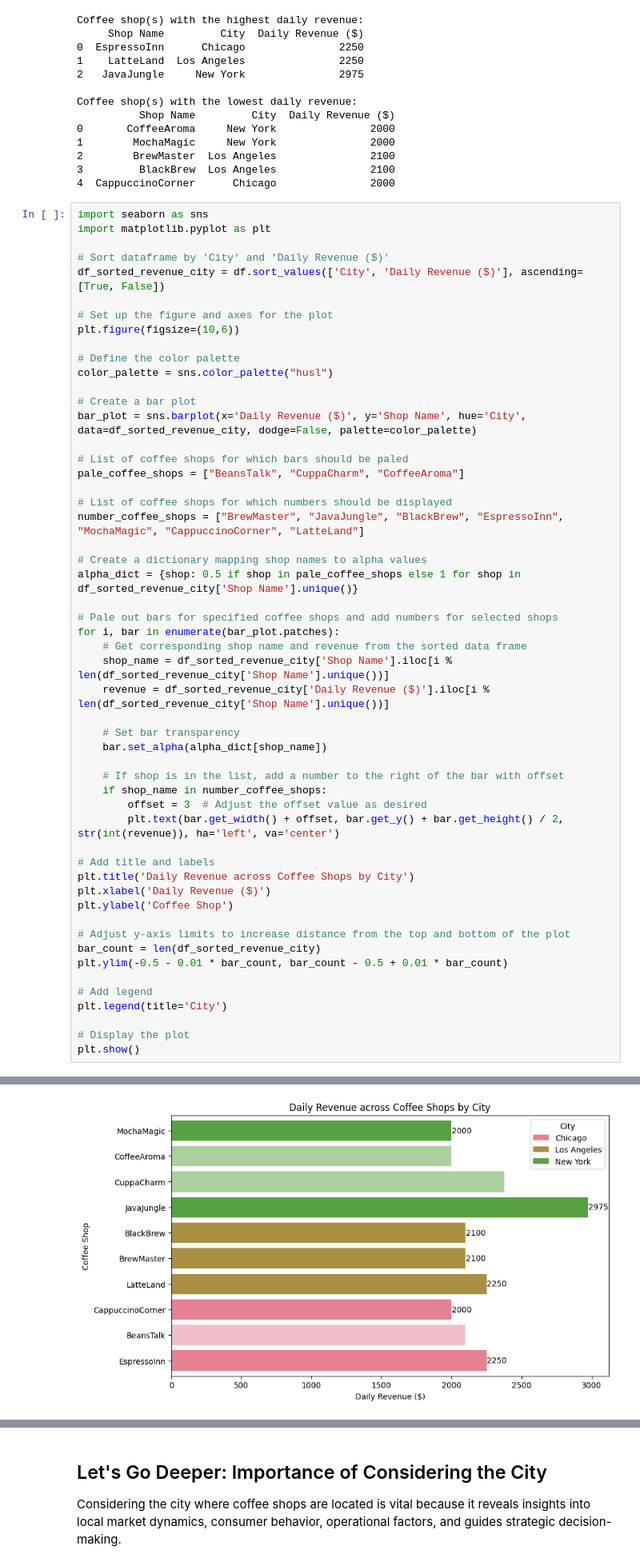
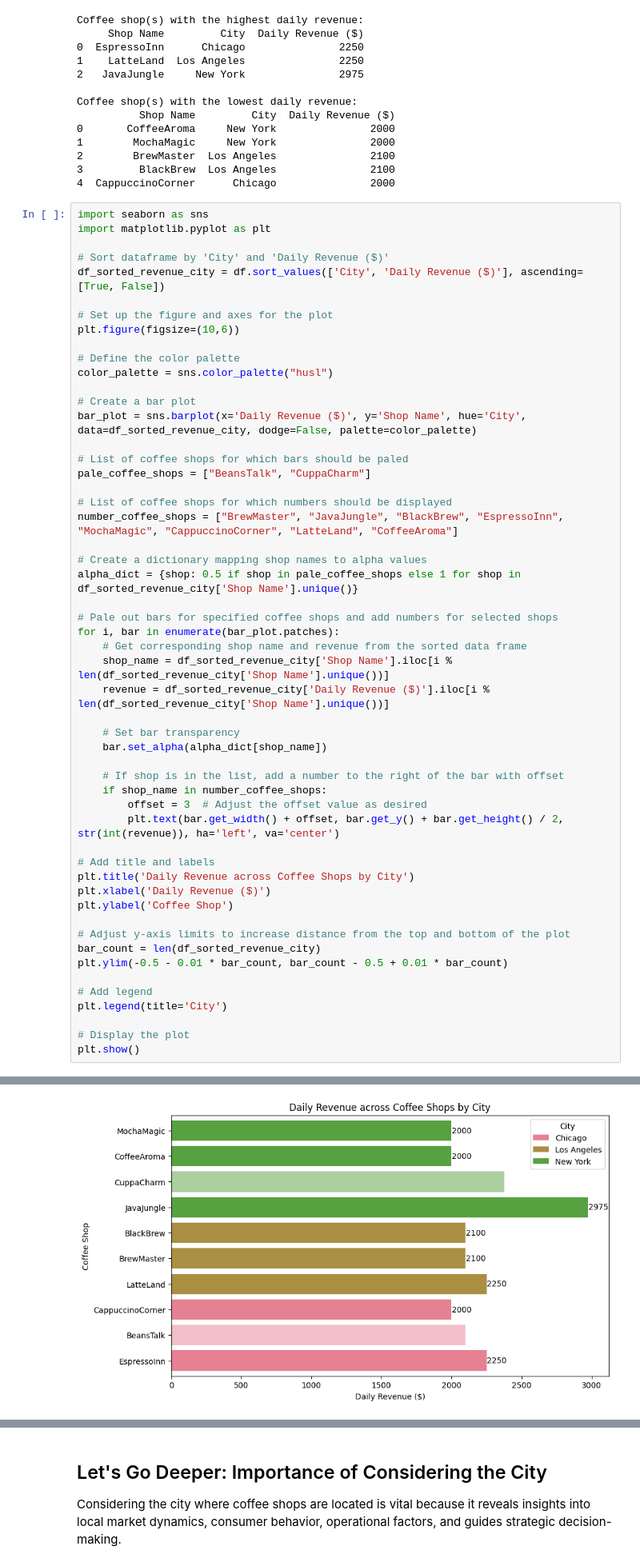
Before and after one commit to Tantuc/Coffee-Shop-Data-Analysis, a Jupyter notebook: Coffee_Shop_Data_Analysis.ipynb, the cells around one changed output, grey strips where cells are left out. Shown: that part at 80% size. Drawn from its saved outputs; the diff is of its cells as text.

```diff
--- a/Coffee_Shop_Data_Analysis.ipynb
+++ b/Coffee_Shop_Data_Analysis.ipynb
@@ -445,10 +418,10 @@ color_palette = sns.color_palette("husl")
 bar_plot = sns.barplot(x='Daily Revenue ($)', y='Shop Name', hue='City', data=df_sorted_revenue_city, dodge=False, palette=color_palette)
 
 # List of coffee shops for which bars should be paled
-pale_coffee_shops = ["BeansTalk", "CuppaCharm", "CoffeeAroma"]
+pale_coffee_shops = ["BeansTalk", "CuppaCharm"]
 
 # List of coffee shops for which numbers should be displayed
-number_coffee_shops = ["BrewMaster", "JavaJungle", "BlackBrew", "EspressoInn", "MochaMagic", "CappuccinoCorner", "LatteLand"]
+number_coffee_shops = ["BrewMaster", "JavaJungle", "BlackBrew", "EspressoInn", "MochaMagic", "CappuccinoCorner", "LatteLand", "CoffeeAroma"]
 
 # Create a dictionary mapping shop names to alpha values
 alpha_dict = {shop: 0.5 if shop in pale_coffee_shops else 1 for shop in df_sorted_revenue_city['Shop Name'].unique()}
@@ -498,6 +471,6 @@ WARNING:matplotlib.text:posx and posy should be finite values
 WARNING:matplotlib.text:posx and posy should be finite values
 WARNING:matplotlib.text:posx and posy should be finite values
 WARNING:matplotlib.text:posx and posy should be finite values
 WARNING:matplotlib.text:posx and posy should be finite values
-[figure, old version]
+[figure, new version]
 # %% [markdown]
```
Also changed, not shown: parts of 5 cells of this notebook.
